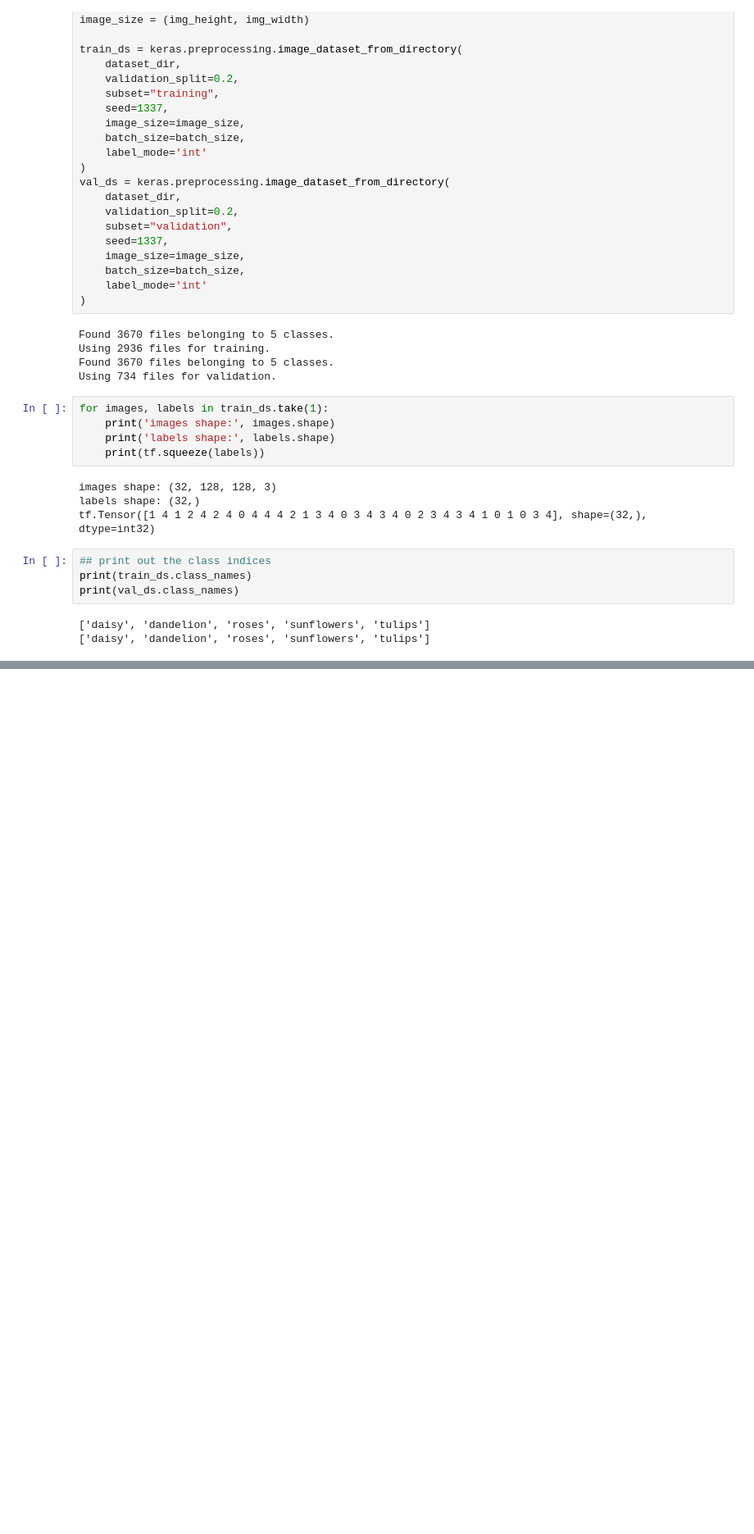
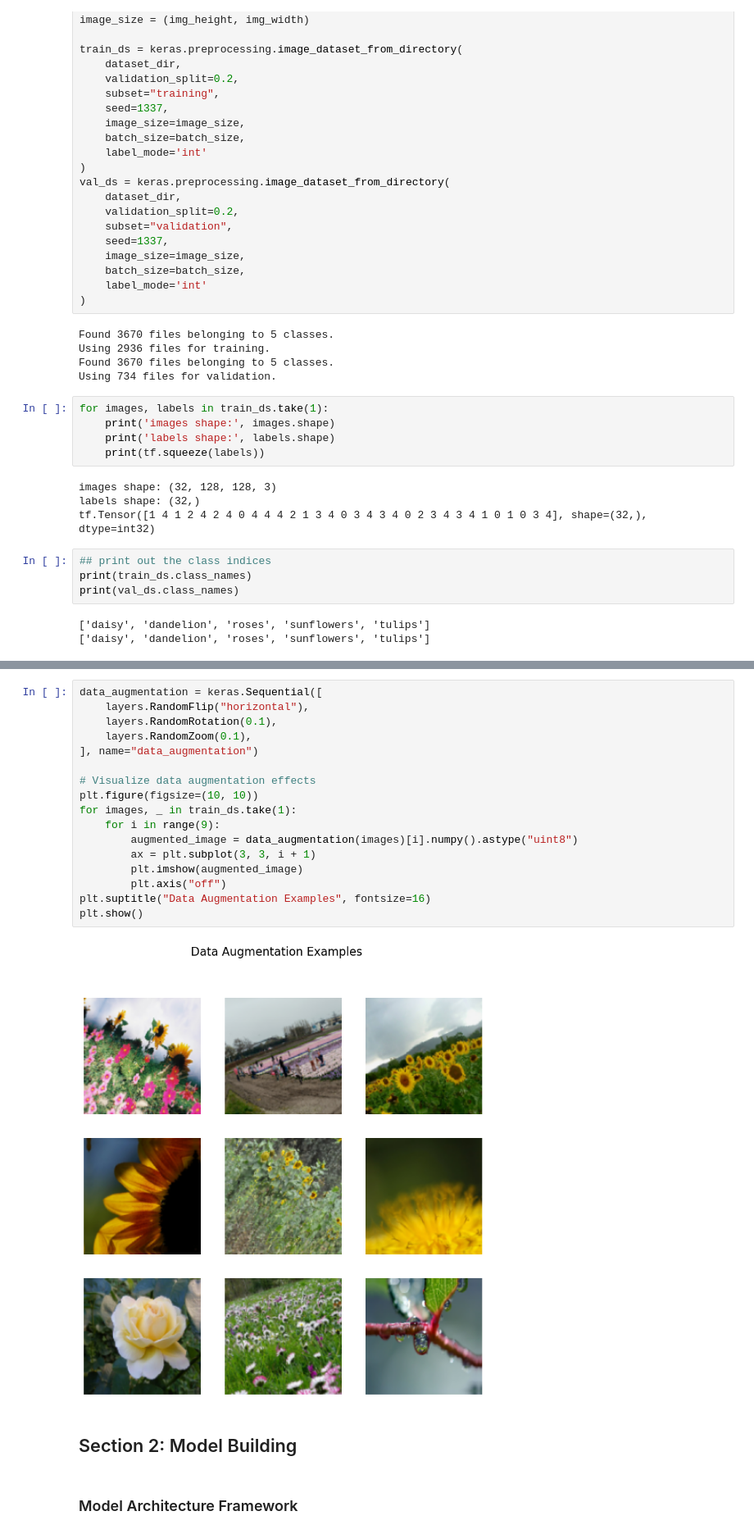
Before and after one commit to awesomeness1211/asn1_flower_model, a Jupyter notebook: flower_model.ipynb, the cells around one changed output, grey strips where cells are left out. Shown at 82% size. Cells and saved outputs as stored; diff of their text form; blank space fills up the shorter version.

Commit message:
Updated flower model
Included data augmentation, model architecture, compilation and training

```diff
--- a/flower_model.ipynb
+++ b/flower_model.ipynb
@@ -99,0 +112,23 @@ print(val_ds.class_names)
+# %%
+data_augmentation = keras.Sequential([
+    layers.RandomFlip("horizontal"),
+    layers.RandomRotation(0.1),
+    layers.RandomZoom(0.1),
+], name="data_augmentation")
+
+# Visualize data augmentation effects
+plt.figure(figsize=(10, 10))
+for images, _ in train_ds.take(1):
+    for i in range(9):
+        augmented_image = data_augmentation(images)[i].numpy().astype("uint8")
+        ax = plt.subplot(3, 3, i + 1)
+        plt.imshow(augmented_image)
+        plt.axis("off")
+plt.suptitle("Data Augmentation Examples", fontsize=16)
+plt.show()
+# %% [output]
+[figure, added]
+# %% [markdown]
+## Section 2: Model Building
+# %% [markdown]
+### Model Architecture Framework
```
Also changed, not shown: parts of 12 cells of this notebook.
